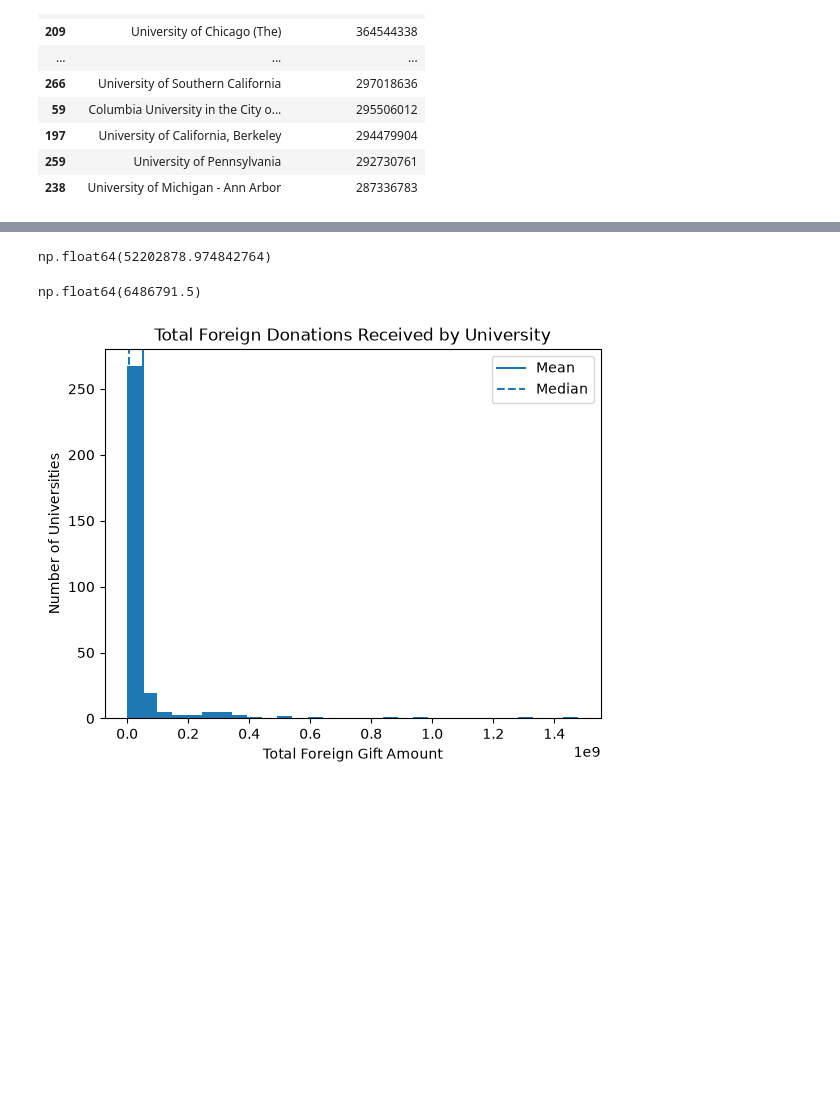
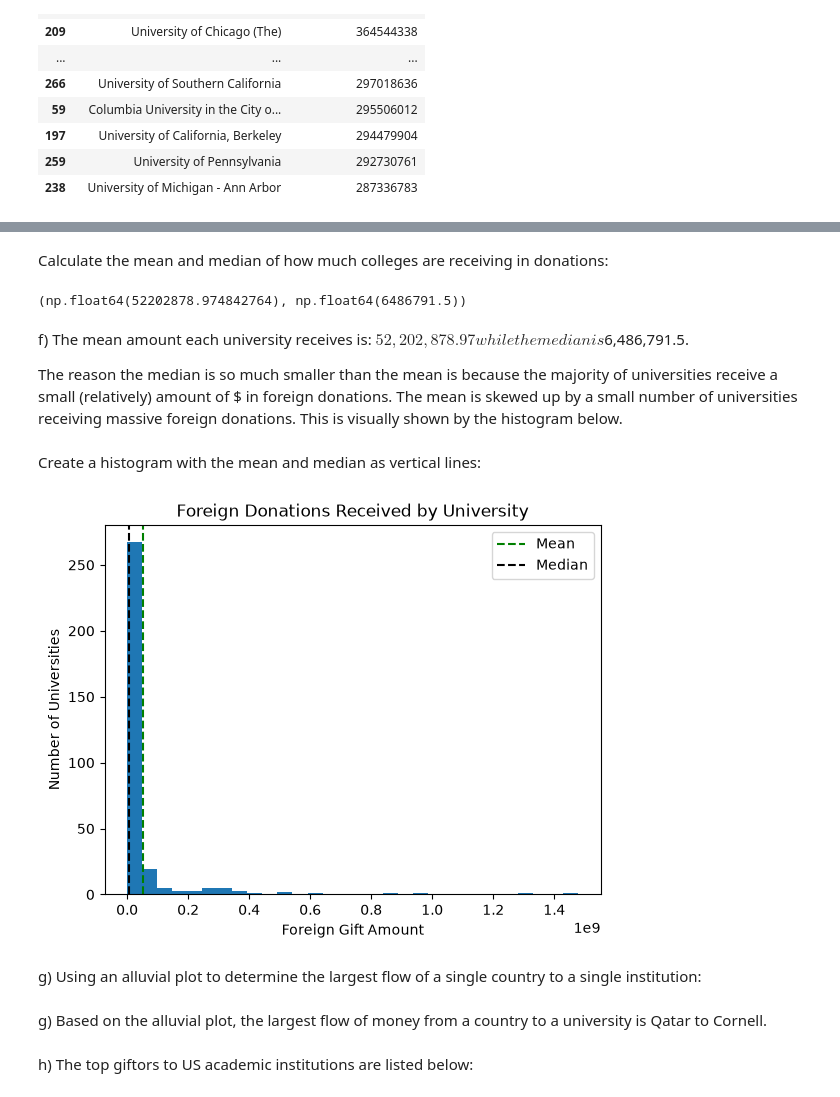
Before and after one commit to sjy3pb/uu_wrangling_and_eda, a Jupyter notebook: initial_analysis.ipynb, the cells around one changed output, grey strips where cells are left out. Cells and saved outputs as stored; diff of their text form; code cells hidden in the pictures; blank space fills up the shorter version.

```diff
--- a/initial_analysis.ipynb
+++ b/initial_analysis.ipynb
@@ -139,12 +148,10 @@ uni_total_don_bar.show()
+# %% [markdown]
+Calculate the mean and median of how much colleges are receiving in donations:
 # %%
 mean_total_don = uni_total_don['Foreign Gift Amount'].mean()
 
-mean_total_don
+median_total_don = uni_total_don['Foreign Gift Amount'].median()
+
+mean_total_don, median_total_don
 # %% [output]
-np.float64(52202878.974842764)
+(np.float64(52202878.974842764), np.float64(6486791.5))
-# %%
-median_total_don = uni_total_don['Foreign Gift Amount'].median()
-
-median_total_don
-# %% [output]
-np.float64(6486791.5)
@@ -154,18 +158,23 @@ fig.show()
+# %% [markdown]
+f) The mean amount each university receives is: $52,202,878.97 while the median is $6,486,791.5.
+
+The reason the median is so much smaller than the mean is because the majority of universities receive a small (relatively) amount of $ in foreign donations. The mean is skewed up by a small number of universities receiving massive foreign donations. This is visually shown by the histogram below.
+# %% [markdown]
+Create a histogram with the mean and median as vertical lines:
 # %%
-import matplotlib.pyplot as plt
-
 plt.hist(uni_total_don['Foreign Gift Amount'], bins=30)
-
-plt.axvline(mean_total_don, linestyle='-', label='Mean')
-plt.axvline(median_total_don, linestyle='--', label='Median')
-plt.xlabel('Total Foreign Gift Amount')
+plt.axvline(mean_total_don, linestyle='--', color= 'g', label='Mean')
+plt.axvline(median_total_don, linestyle='--', color= 'k', label='Median')
+plt.xlabel('Foreign Gift Amount')
 plt.ylabel('Number of Universities')
-plt.title('Total Foreign Donations Received by University')
+plt.title('Foreign Donations Received by University')
 plt.legend()
 
 plt.show()
 # %% [output]
-[figure, old version]
+[figure, new version]
+# %% [markdown]
+g) Using an alluvial plot to determine the largest flow of a single country to a single institution:
 # %%
 import plotly.graph_objects as go
 
@@ -205,3 +214,7 @@ fig = go.Figure(
 )
 
 fig.show()
+# %% [markdown]
+g) Based on the alluvial plot, the largest flow of money from a country to a university is Qatar to Cornell.
+# %% [markdown]
+h) The top giftors to US academic institutions are listed below:
```
Also changed, not shown: parts of 14 cells of this notebook, 1 other file.
